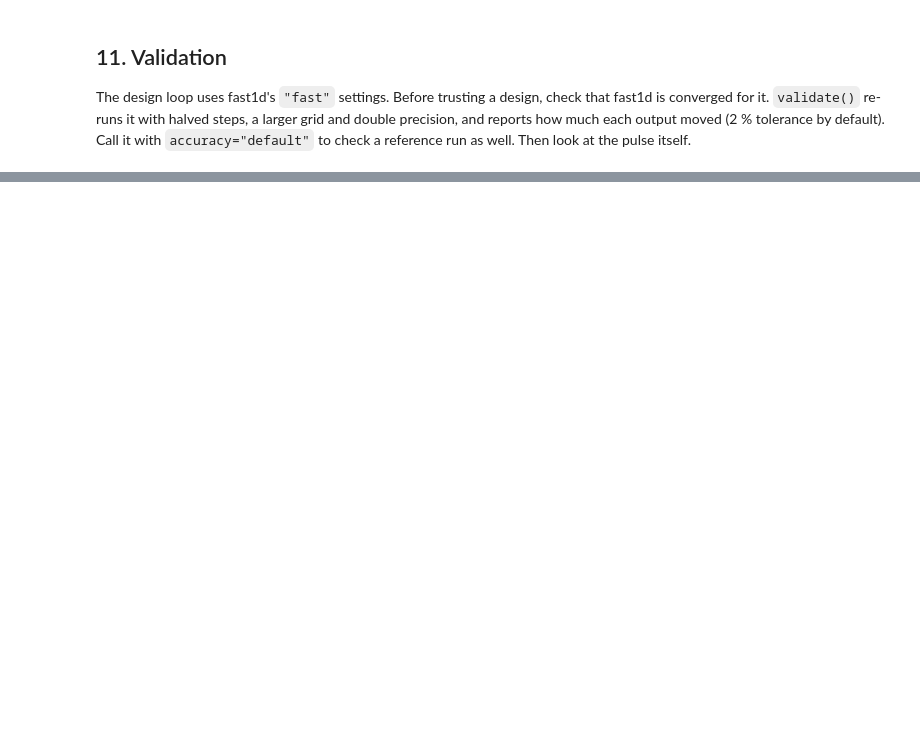
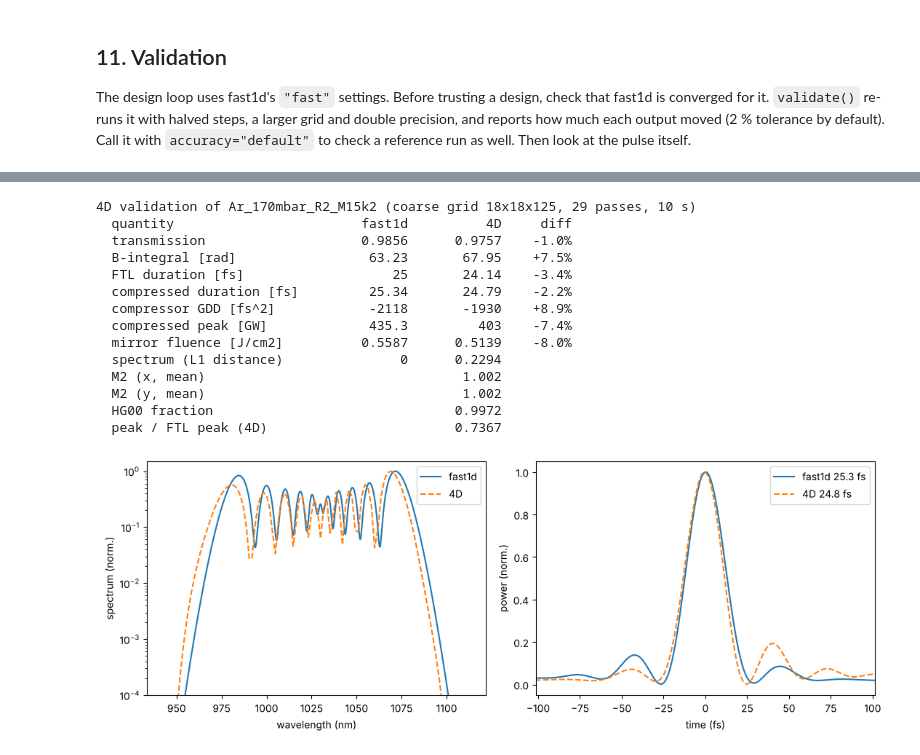
Before and after one commit to victorkolt/thunder4D, a Jupyter notebook: examples/design_tutorial.ipynb, the cells around one changed output, grey strips where cells are left out. Cells and saved outputs as stored; diff of their text form; code cells hidden in the pictures; blank space fills up the shorter version.

```diff
--- a/examples/design_tutorial.ipynb
+++ b/examples/design_tutorial.ipynb
@@ -339,0 +378,20 @@ P peak comp / FTL: 427.1 / 538.9 GW (ratio 0.79, lossless compressor)
+# %%
+v = validate_4d(problem, best, verbose=False)
+print(v.summary())
+v.plot();
+# %% [output]
+4D validation of Ar_170mbar_R2_M15k2 (coarse grid 18x18x125, 29 passes, 10 s)
+  quantity                        fast1d          4D     diff
+  transmission                    0.9856      0.9757    -1.0%
+  B-integral [rad]                 63.23       67.95    +7.5%
+  FTL duration [fs]                   25       24.14    -3.4%
+  compressed duration [fs]         25.34       24.79    -2.2%
+  compressor GDD [fs^2]            -2118       -1930    +8.9%
+  compressed peak [GW]             435.3         403    -7.4%
+  mirror fluence [J/cm2]          0.5587      0.5139    -8.0%
+  spectrum (L1 distance)               0      0.2294
+  M2 (x, mean)                                 1.002
+  M2 (y, mean)                                 1.002
+  HG00 fraction                               0.9972
+  peak / FTL peak (4D)                        0.7367
+[figure, added]
```
Also changed, not shown: parts of 15 cells of this notebook, 28 other files.
